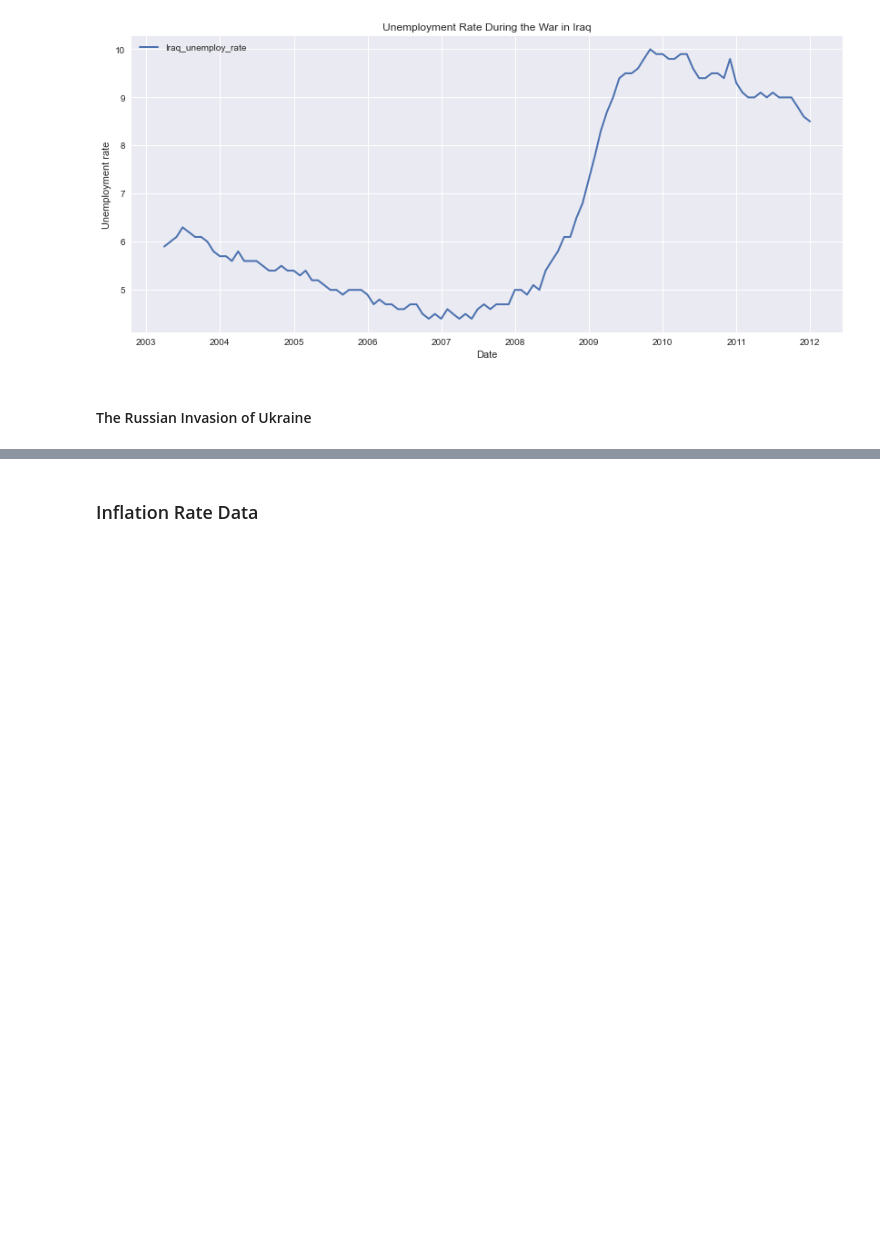
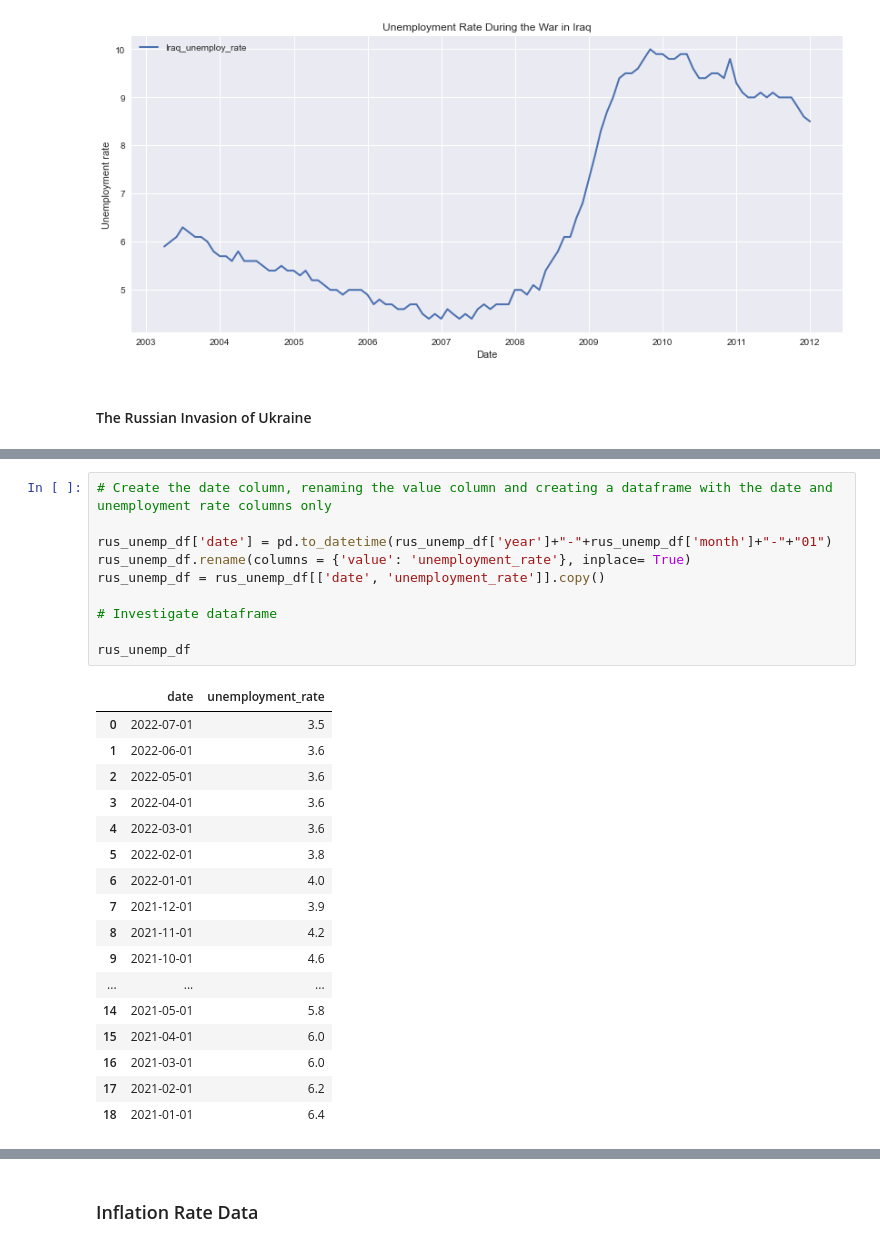
Before and after one commit to lrb924/Collateral_Damage, a Jupyter notebook: Data Exploration and Cleanup.ipynb, the cells around one changed output, grey strips where cells are left out. Cells and saved outputs as stored; diff of their text form; blank space fills up the shorter version.

```diff
--- a/Data Exploration and Cleanup.ipynb
+++ b/Data Exploration and Cleanup.ipynb
@@ -980,0 +1014,28 @@ rus_unemp_df
+# %%
+# Create the date column, renaming the value column and creating a dataframe with the date and unemployment rate columns only
+
+rus_unemp_df['date'] = pd.to_datetime(rus_unemp_df['year']+"-"+rus_unemp_df['month']+"-"+"01")
+rus_unemp_df.rename(columns = {'value': 'unemployment_rate'}, inplace= True)
+rus_unemp_df = rus_unemp_df[['date', 'unemployment_rate']].copy()
+
+# Investigate dataframe
+
+rus_unemp_df
+# %% [output]
+|  | date | unemployment_rate |
+| 0 | 2022-07-01 | 3.5 |
+| 1 | 2022-06-01 | 3.6 |
+| 2 | 2022-05-01 | 3.6 |
+| 3 | 2022-04-01 | 3.6 |
+| 4 | 2022-03-01 | 3.6 |
+| 5 | 2022-02-01 | 3.8 |
+| 6 | 2022-01-01 | 4.0 |
+| 7 | 2021-12-01 | 3.9 |
+| 8 | 2021-11-01 | 4.2 |
+| 9 | 2021-10-01 | 4.6 |
+| ... | ... | ... |
+| 14 | 2021-05-01 | 5.8 |
+| 15 | 2021-04-01 | 6.0 |
+| 16 | 2021-03-01 | 6.0 |
+| 17 | 2021-02-01 | 6.2 |
+| 18 | 2021-01-01 | 6.4 |
```
Also changed, not shown: parts of 26 cells of this notebook.
